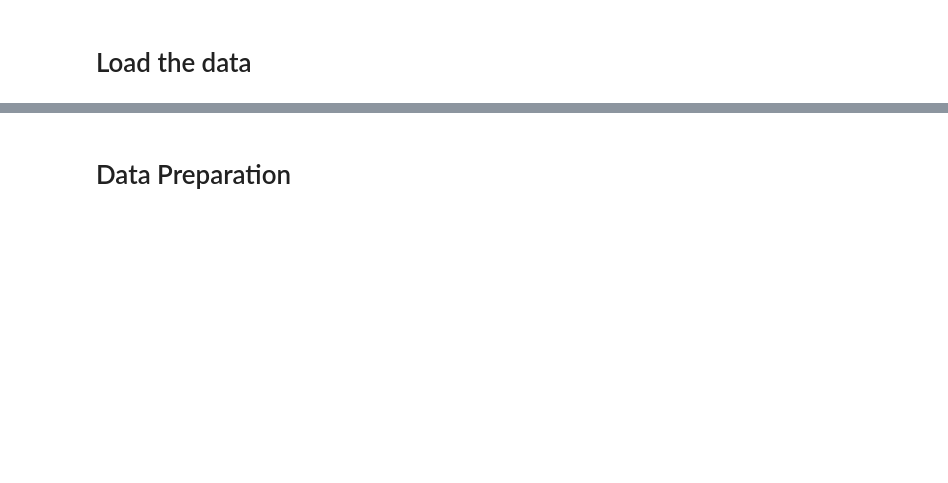
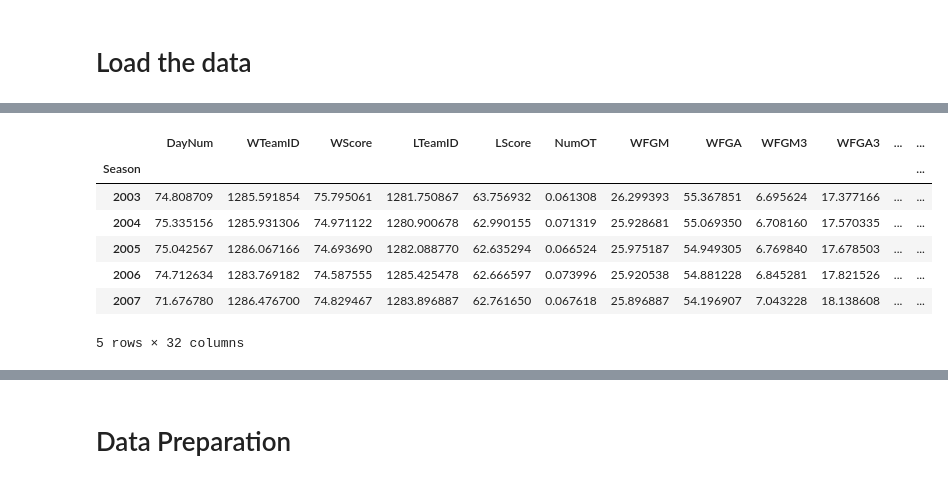
Before and after one commit to BaekKyunShin/NCAA_March_Madness_2020, a Jupyter notebook: Developed_Model_based_on_2019_solution.ipynb, the cells around one changed output, grey strips where cells are left out. Drawn from its saved outputs; the diff is of its cells as text; code cells hidden in the pictures; blank space fills up the shorter version.

```diff
--- a/Developed_Model_based_on_2019_solution.ipynb
+++ b/Developed_Model_based_on_2019_solution.ipynb
@@ -63,3 +95,12 @@ regular_detail
 # %%
-regular_detail.groupby('Season').mean()
+regular_detail.groupby('Season').mean().head()
+# %% [output]
+|  | DayNum | WTeamID | WScore | LTeamID | LScore | NumOT | WFGM | WFGA | WFGM3 | WFGA3 | ... | ... |
+| Season |  |  |  |  |  |  |  |  |  |  |  | ... |
+| 2003 | 74.808709 | 1285.591854 | 75.795061 | 1281.750867 | 63.756932 | 0.061308 | 26.299393 | 55.367851 | 6.695624 | 17.377166 | ... | ... |
+| 2004 | 75.335156 | 1285.931306 | 74.971122 | 1280.900678 | 62.990155 | 0.071319 | 25.928681 | 55.069350 | 6.708160 | 17.570335 | ... | ... |
+| 2005 | 75.042567 | 1286.067166 | 74.693690 | 1282.088770 | 62.635294 | 0.066524 | 25.975187 | 54.949305 | 6.769840 | 17.678503 | ... | ... |
+| 2006 | 74.712634 | 1283.769182 | 74.587555 | 1285.425478 | 62.666597 | 0.073996 | 25.920538 | 54.881228 | 6.845281 | 17.821526 | ... | ... |
+| 2007 | 71.676780 | 1286.476700 | 74.829467 | 1283.896887 | 62.761650 | 0.067618 | 25.896887 | 54.196907 | 7.043228 | 18.138608 | ... | ... |
+5 rows × 32 columns
 # %%
```
Also changed, not shown: parts of 87 cells of this notebook.
